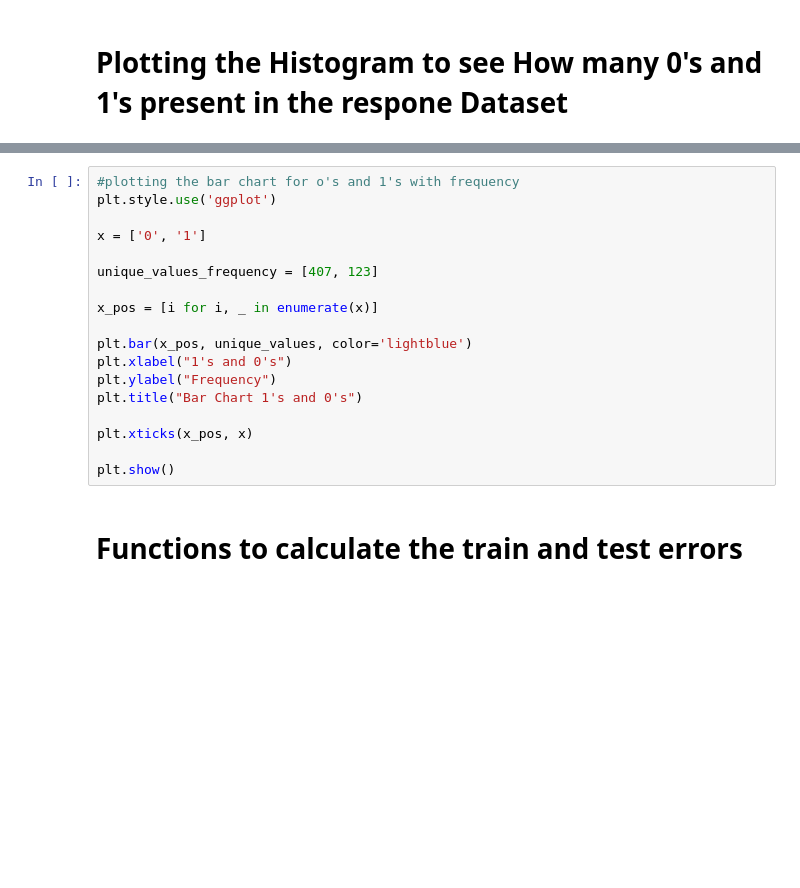
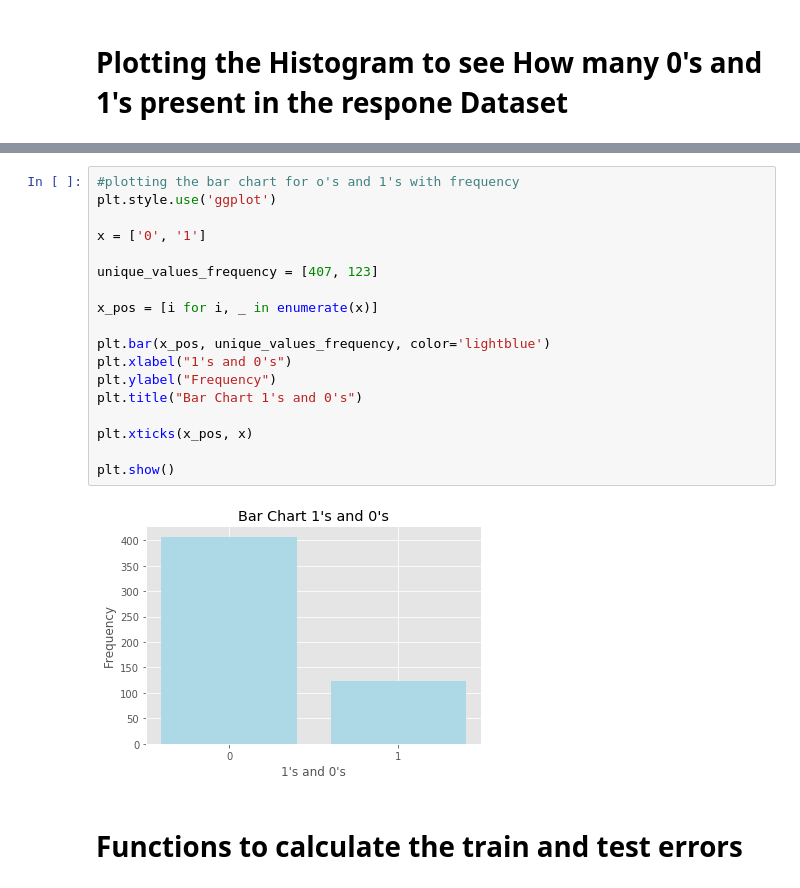
Before and after one commit to AbhinavPelapudi/NLPTest, a Jupyter notebook: DScasestudy.ipynb, the cells around one changed output, grey strips where cells are left out. Cells and saved outputs as stored; diff of their text form; blank space fills up the shorter version.

```diff
--- a/DScasestudy.ipynb
+++ b/DScasestudy.ipynb
@@ -72,21 +184,23 @@ print("value counts of unique values\n",unique_values_count)
 # %%
 #plotting the bar chart for o's and 1's with frequency
 plt.style.use('ggplot')
 
 x = ['0', '1']
 
 unique_values_frequency = [407, 123]
 
 x_pos = [i for i, _ in enumerate(x)]
 
-plt.bar(x_pos, unique_values, color='lightblue')
+plt.bar(x_pos, unique_values_frequency, color='lightblue')
 plt.xlabel("1's and 0's")
 plt.ylabel("Frequency")
 plt.title("Bar Chart 1's and 0's")
 
 plt.xticks(x_pos, x)
 
 plt.show()
+# %% [output]
+[figure, added]
 # %% [markdown]
 # Functions to calculate the train and test errors
 # %%
```
Also changed, not shown: parts of 47 cells of this notebook.
